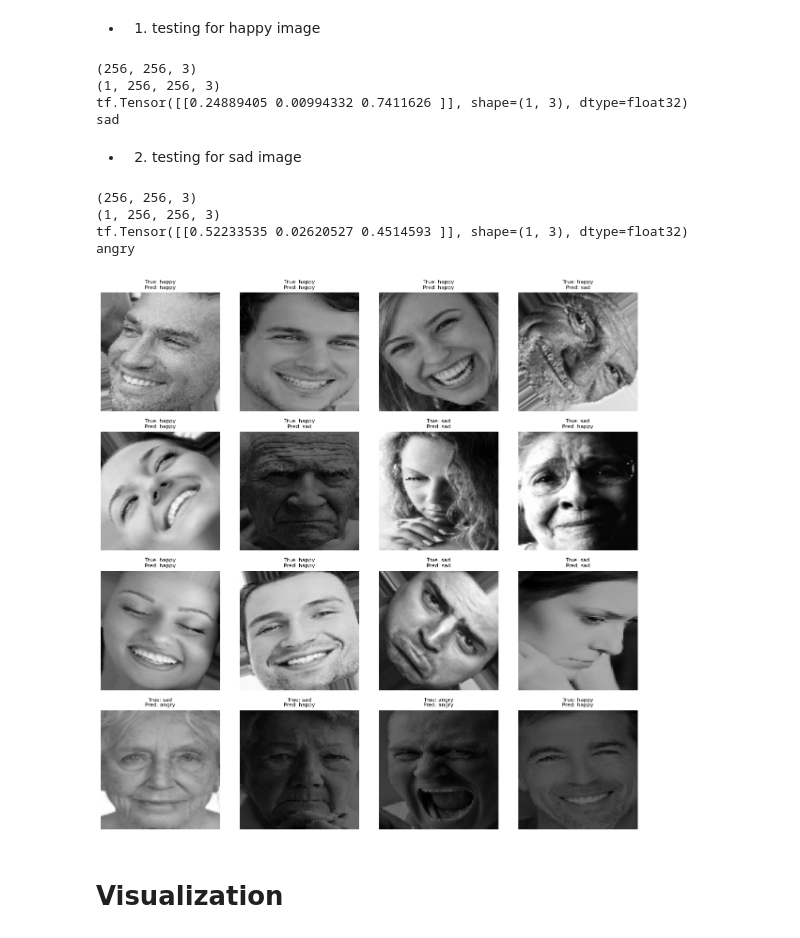
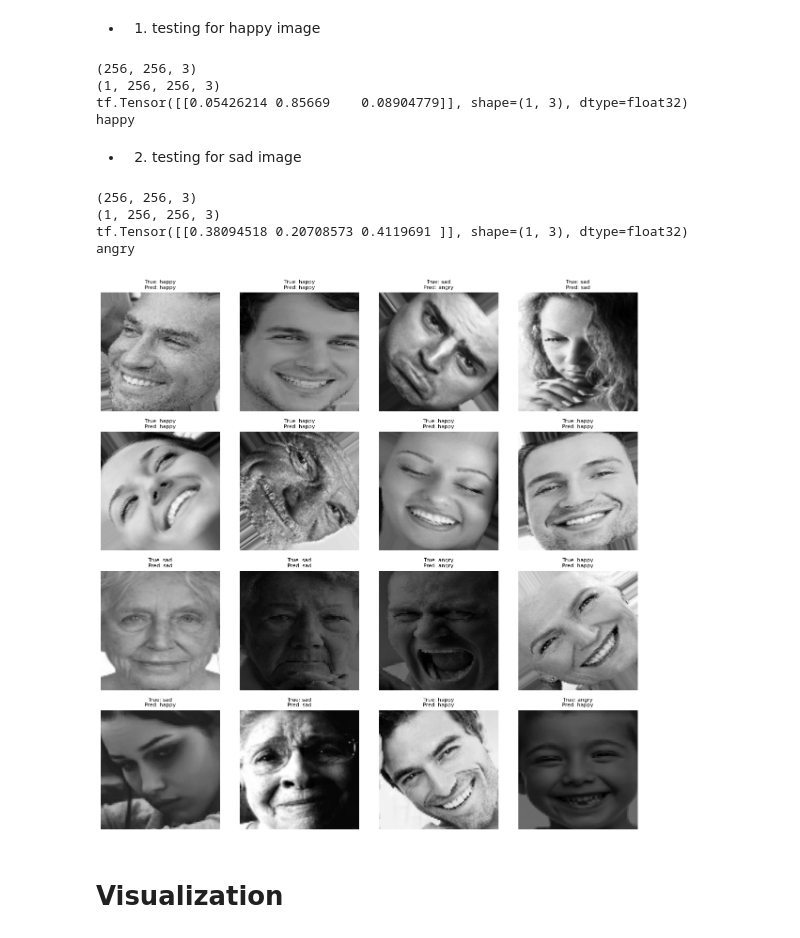
Before and after one commit to akankshakusf/Project-DeepLearning-Human-Emotions-Detection-Model, a Jupyter notebook: New_Human_Emotion_Detection.ipynb, the cells around one changed output. Drawn from its saved outputs; the diff is of its cells as text; code cells hidden in the pictures.

```diff
--- a/New_Human_Emotion_Detection.ipynb
+++ b/New_Human_Emotion_Detection.ipynb
@@ -238,7 +239,7 @@ plt.show()
 # %%
-# 1.Augmented layer with "layers method" rotation/flip/contrast
+# 2.Augmented layer with "layers method" rotation/flip/contrast
 augment_layers = tf.keras.Sequential([
-       RandomRotation(factor = (0.25, 0.2501),),
+       RandomRotation(factor = (-0.025, 0.025),),
        RandomFlip(mode='horizontal',),
        RandomContrast(factor=0.1),
 ])
@@ -340,6 +336,7 @@ training_dataset=(train_dataset
 # %%
-validation_dataset=(val_dataset
-             .prefetch(tf.data.AUTOTUNE))
+validation_dataset=(
+    val_dataset
+    .prefetch(tf.data.AUTOTUNE))
 # %%
 training_dataset
 # %% [output]
@@ -367,7 +364,7 @@ lenet_model = tf.keras.Sequential([
     #InputLayer(shape = (None, None, 3), ),
     InputLayer(input_shape = (CONFIGURATION["IM_SIZE"], CONFIGURATION["IM_SIZE"],3)),
 
-    resize_rescale_layers, # embedding resize and rescale into SequentialAPI
+    #resize_rescale_layers, # embedding resize and rescale into SequentialAPI
     augment_layers,
 
     # 1st conv layer (extracts basic patterns)
@@ -1424,14 +1382,14 @@ im = tf.expand_dims(im, axis=0)
 print(im.shape)
 
 #get predictions (argmax: get max probabilities)
-predictions= hf_model(im)
-print(hf_model(im))
+predictions= lenet_model(im)
+print(lenet_model(im))
 print(CONFIGURATION["CLASS_NAMES"][tf.argmax(predictions, axis=-1).numpy()[0]])
 # %% [output]
 (256, 256, 3)
 (1, 256, 256, 3)
-tf.Tensor([[0.24889405 0.00994332 0.7411626 ]], shape=(1, 3), dtype=float32)
-sad
+tf.Tensor([[0.05426214 0.85669    0.08904779]], shape=(1, 3), dtype=float32)
+happy
 # %% [markdown]
 - 2. testing for sad image
 # %%
@@ -1447,44 +1405,44 @@ im = tf.expand_dims(im, axis=0)
 print(im.shape)
 
 #get predictions (argmax: get max probabilities)
-predictions= hf_model(im)
-print(hf_model(im))
+predictions= lenet_model(im)
+print(lenet_model(im))
 print(CONFIGURATION["CLASS_NAMES"][tf.argmax(predictions, axis=-1).numpy()[0]])
 # %% [output]
 (256, 256, 3)
 (1, 256, 256, 3)
-tf.Tensor([[0.52233535 0.02620527 0.4514593 ]], shape=(1, 3), dtype=float32)
+tf.Tensor([[0.38094518 0.20708573 0.4119691 ]], shape=(1, 3), dtype=float32)
 angry
 # %%
 # Collect 16 images manually
 images = []
 labels = []
 
 for img_batch, label_batch in validation_dataset:
     images.append(img_batch[0])
     labels.append(label_batch[0])
     if len(images) == 16:
         break
 
 plt.figure(figsize=(12, 12))
 
 for i in range(16):
     image = images[i]
     label = labels[i]
 
-    prediction = hf_model(tf.expand_dims(image, axis=0))
+    prediction = lenet_model(tf.expand_dims(image, axis=0))
     predicted_label = tf.argmax(prediction, axis=-1).numpy()[0]
     true_label = tf.argmax(label, axis=0).numpy()
 
     plt.subplot(4, 4, i + 1)
     plt.imshow(image.numpy() / 255.0)
     plt.axis('off')
     plt.title(f"True: {CONFIGURATION['CLASS_NAMES'][true_label]}\nPred: {CONFIGURATION['CLASS_NAMES'][predicted_label]}", fontsize=8)
 
 plt.tight_layout()
 plt.show()
 # %% [output]
-[figure, old version]
+[figure, new version]
 # %%
 # # Get one batch
 # images, labels = next(iter(validation_dataset))
```
Also changed, not shown: parts of 41 cells of this notebook.
